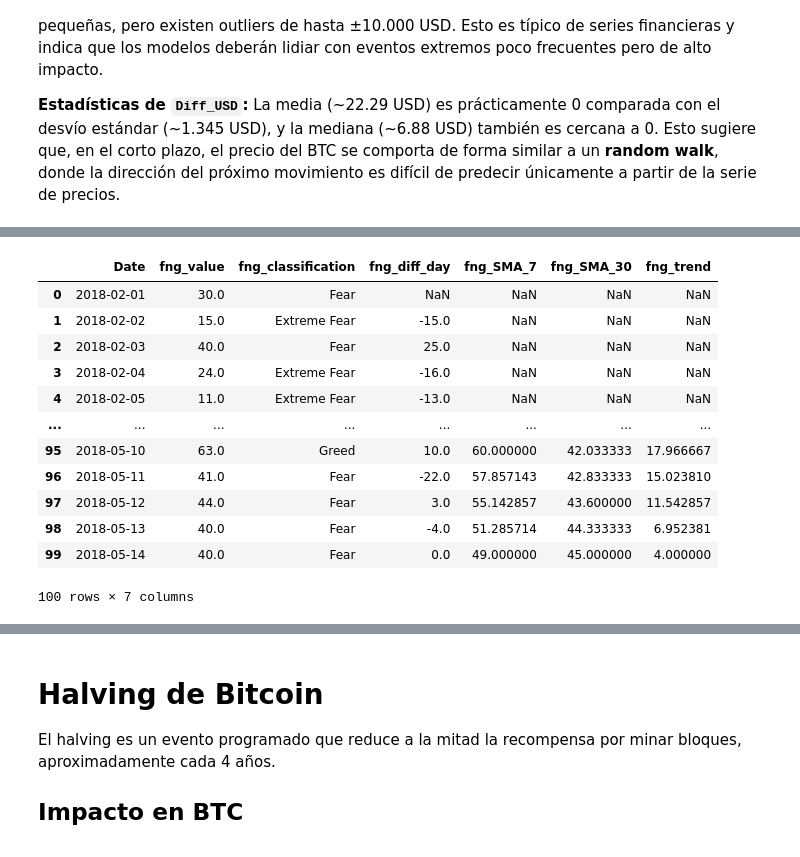
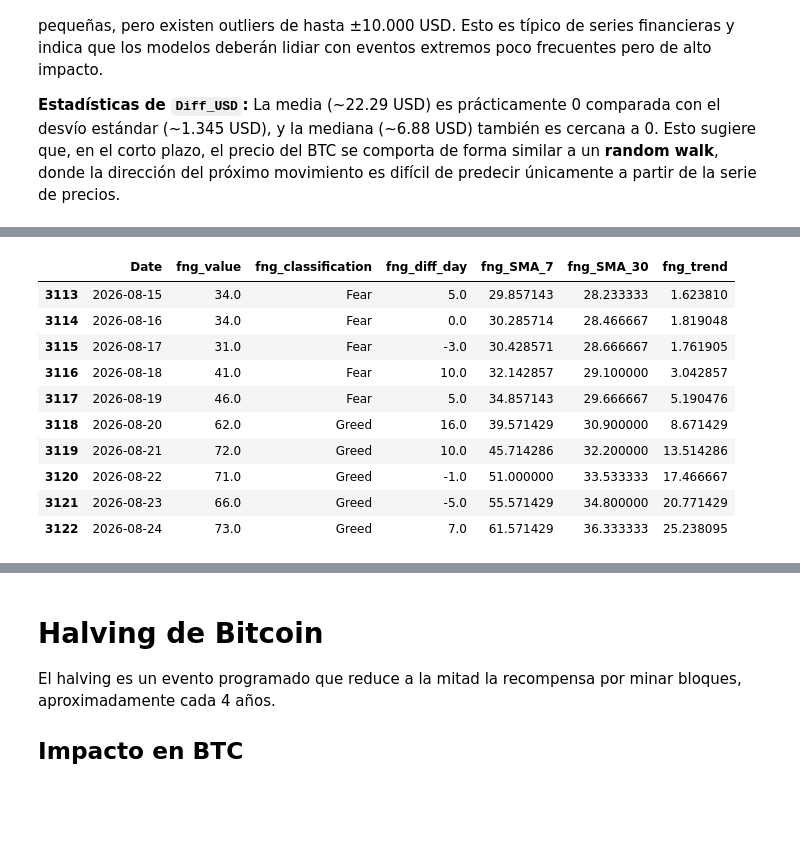
Before and after one commit to Miguelachoacho/TP-2026, a Jupyter notebook: Entrega3/AnalisisExploratorios/exploracionDatos.ipynb, the cells around one changed output, grey strips where cells are left out. Drawn from its saved outputs; the diff is of its cells as text; code cells hidden in the pictures; blank space fills up the shorter version.

```diff
--- a/Entrega3/AnalisisExploratorios/exploracionDatos.ipynb
+++ b/Entrega3/AnalisisExploratorios/exploracionDatos.ipynb
@@ -211,24 +205,22 @@ memory usage: 73.3+ KB
 # %%
 # Agrego columnas calculadas:
 fear_greed['fng_diff_day'] = fear_greed['fng_value'].diff()
 fear_greed['fng_SMA_7'] = fear_greed['fng_value'].rolling(7).mean()
 fear_greed['fng_SMA_30'] = fear_greed['fng_value'].rolling(30).mean()
 fear_greed['fng_trend'] = fear_greed['fng_SMA_7'] - fear_greed['fng_SMA_30']
-fear_greed.head(100)
+fear_greed.tail(10)
 # %% [output]
 |  | Date | fng_value | fng_classification | fng_diff_day | fng_SMA_7 | fng_SMA_30 | fng_trend |
-| 0 | 2018-02-01 | 30.0 | Fear | NaN | NaN | NaN | NaN |
-| 1 | 2018-02-02 | 15.0 | Extreme Fear | -15.0 | NaN | NaN | NaN |
-| 2 | 2018-02-03 | 40.0 | Fear | 25.0 | NaN | NaN | NaN |
-| 3 | 2018-02-04 | 24.0 | Extreme Fear | -16.0 | NaN | NaN | NaN |
-| 4 | 2018-02-05 | 11.0 | Extreme Fear | -13.0 | NaN | NaN | NaN |
-| ... | ... | ... | ... | ... | ... | ... | ... |
-| 95 | 2018-05-10 | 63.0 | Greed | 10.0 | 60.000000 | 42.033333 | 17.966667 |
-| 96 | 2018-05-11 | 41.0 | Fear | -22.0 | 57.857143 | 42.833333 | 15.023810 |
-| 97 | 2018-05-12 | 44.0 | Fear | 3.0 | 55.142857 | 43.600000 | 11.542857 |
-| 98 | 2018-05-13 | 40.0 | Fear | -4.0 | 51.285714 | 44.333333 | 6.952381 |
-| 99 | 2018-05-14 | 40.0 | Fear | 0.0 | 49.000000 | 45.000000 | 4.000000 |
+| 3113 | 2026-08-15 | 34.0 | Fear | 5.0 | 29.857143 | 28.233333 | 1.623810 |
+| 3114 | 2026-08-16 | 34.0 | Fear | 0.0 | 30.285714 | 28.466667 | 1.819048 |
+| 3115 | 2026-08-17 | 31.0 | Fear | -3.0 | 30.428571 | 28.666667 | 1.761905 |
+| 3116 | 2026-08-18 | 41.0 | Fear | 10.0 | 32.142857 | 29.100000 | 3.042857 |
+| 3117 | 2026-08-19 | 46.0 | Fear | 5.0 | 34.857143 | 29.666667 | 5.190476 |
+| 3118 | 2026-08-20 | 62.0 | Greed | 16.0 | 39.571429 | 30.900000 | 8.671429 |
+| 3119 | 2026-08-21 | 72.0 | Greed | 10.0 | 45.714286 | 32.200000 | 13.514286 |
+| 3120 | 2026-08-22 | 71.0 | Greed | -1.0 | 51.000000 | 33.533333 | 17.466667 |
+| 3121 | 2026-08-23 | 66.0 | Greed | -5.0 | 55.571429 | 34.800000 | 20.771429 |
+| 3122 | 2026-08-24 | 73.0 | Greed | 7.0 | 61.571429 | 36.333333 | 25.238095 |
-100 rows × 7 columns
 # %%
 full_data = pd.merge_asof(btc.sort_values('Date'),
                           fear_greed.sort_values('Date'),
```
Also changed, not shown: parts of 14 cells of this notebook, 1 other file.
